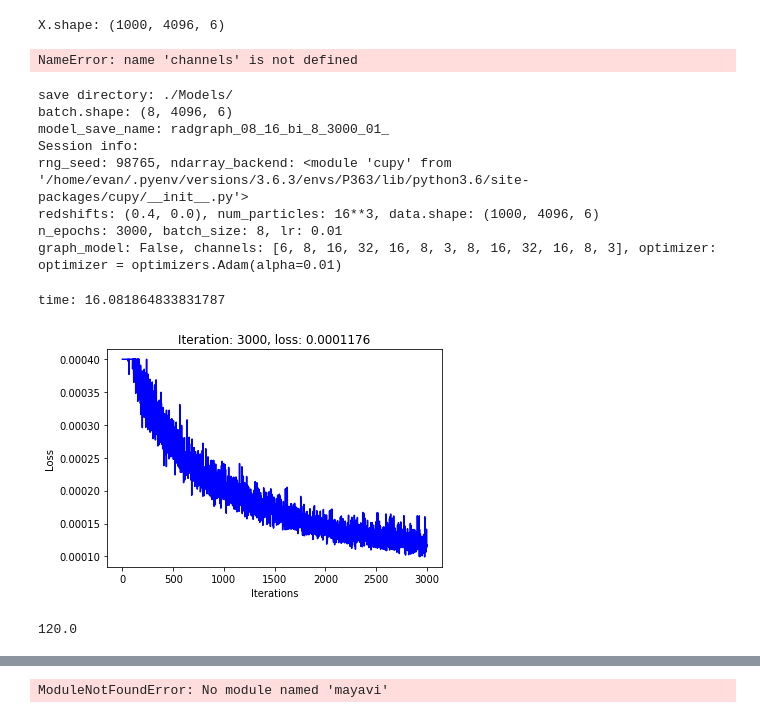
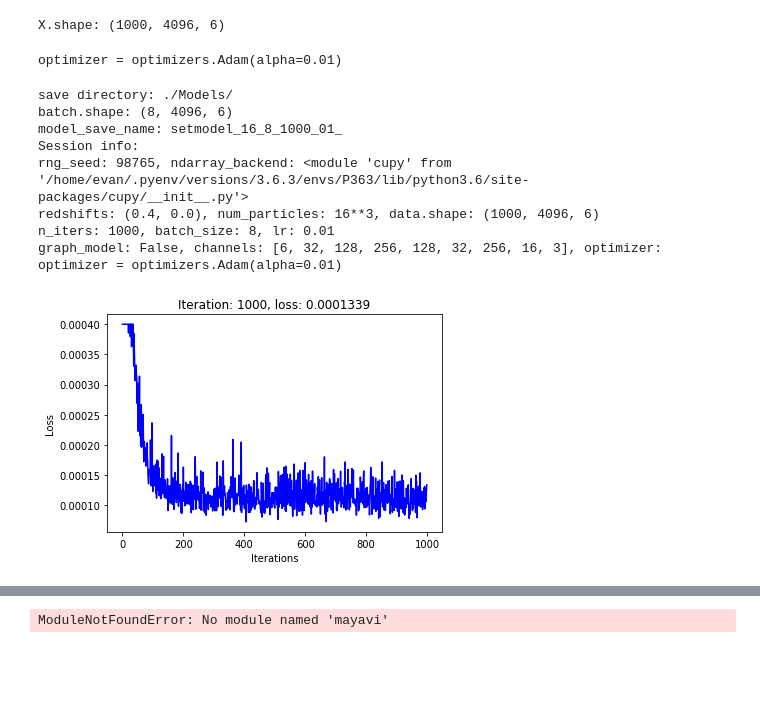
Before and after one commit to evdcush/N-Body_PointCloudEvolution, a Jupyter notebook: nbody.ipynb, the cells around one changed output, grey strips where cells are left out. Saved outputs shown, nothing was run; the diff lists cells and outputs as text; code cells hidden in the pictures; blank space fills up the shorter version.

```diff
--- a/nbody.ipynb
+++ b/nbody.ipynb
@@ -64,11 +61,9 @@ lr = 0.01
 '''
 Initialize training model and optimizer
 '''
-#nn_search_type = None # don't use graph
-#nn_search_type = ('knearest', 16)
-nn_search_type = ('rad', 0.08)
-model = models.nBodyModel(channels, nn_search_type)
-
+use_graph = False
+nn_search_type = ('knn', 16)
+model = models.nBodyModel(channels, use_graph=use_graph)
 if use_gpu: model.to_gpu() # can specify gpu device with device=*
 adam = 'optimizer = optimizers.Adam(alpha={})'.format(lr)
 opt = adam
@@ -76,7 +71,7 @@ print(opt)
 exec(opt)
 optimizer.setup(model)
 # %% [output]
-NameError: name 'channels' is not defined
+optimizer = optimizers.Adam(alpha=0.01)
 # %%
 '''
 Training vars
@@ -87,101 +82,99 @@ interm_model_dir = model_dir + 'interm/'
 
 # training vars
 batch_size = 8
-n_epochs = 3000
-n_NN = 16
+n_iters = 1000
 # %%
 '''
 Training setup
 '''
-# loss function
-use_graph = (nn_search_type is None)
 # save directory
 if not os.path.exists(interm_model_dir): os.makedirs(interm_model_dir)
 print('save directory: {}'.format(model_dir))
 
+seed_rng(rng_seed)
 x_in, x_true = next_minibatch([X,Y], batch_size)
 print('batch.shape: {}'.format(x_in.shape))
 
 '''
 naming postfix convention:
-|dataset|channels|batch_size|iterations|learning_rate|
-eg: 16_0_64_1000_001
+|dataset|batch_size|iterations|learning_rate|
+eg: 16_64_1000_001
 '''
 #model_name = 'graph_bounded_16_bi_8_2000_01_'
-model_name = 'radgraph_08_16_bi_8_3000_01_'
+model_name = 'setmodel_16_8_1000_01_'
 print('model_save_name: ' + model_name)
 
 # loss container
-loss_history = np.zeros((n_epochs), dtype=np.float32)
+loss_history = np.zeros((n_iters), dtype=np.float32)
 print('Session info: \nrng_seed: {}, ndarray_backend: {}'.format(rng_seed, xp))
 print('redshifts: {}, num_particles: {}**3, data.shape: {}'.format((zX,zY), num_particles, X.shape))
-print('n_epochs: {}, batch_size: {}, lr: {}'.format(n_epochs, batch_size, lr))
+print('n_iters: {}, batch_size: {}, lr: {}'.format(n_iters, batch_size, lr))
 print('graph_model: {}, channels: {}, optimizer: {}'.format(use_graph, model.channels, opt))
 # %% [output]
 save directory: ./Models/
 batch.shape: (8, 4096, 6)
-model_save_name: radgraph_08_16_bi_8_3000_01_
+model_save_name: setmodel_16_8_1000_01_
 Session info:
 rng_seed: 98765, ndarray_backend: <module 'cupy' from '/home/evan/.pyenv/versions/3.6.3/envs/P363/lib/python3.6/site-packages/cupy/__init__.py'>
 redshifts: (0.4, 0.0), num_particles: 16**3, data.shape: (1000, 4096, 6)
-n_epochs: 3000, batch_size: 8, lr: 0.01
-graph_model: False, channels: [6, 8, 16, 32, 16, 8, 3, 8, 16, 32, 16, 8, 3], optimizer: optimizer = optimizers.Adam(alpha=0.01)
+n_iters: 1000, batch_size: 8, lr: 0.01
+graph_model: False, channels: [6, 32, 128, 256, 128, 32, 256, 16, 3], optimizer: optimizer = optimizers.Adam(alpha=0.01)
 # %%
 '''
 Train loop
 '''
-use_bounded = False
+use_bounded = True
 bound = 0.095
-for epoch in range(1, n_epochs + 1, 1):
+for cur_iter in range(1, n_iters + 1):
     model.zerograds()
-    save_cond = (epoch % 10) == 0
-    if (epoch % 10) == 1: t0 = time.time()
-
+    idx_iter = cur_iter-1
+    save_cond = (cur_iter % 10 == 0)
     # create mini-batches for training
     _x_in, _x_true = next_minibatch([X,Y], batch_size)
     x_in, x_true   = to_variable([_x_in, _x_true])
 
     # get prediction and loss
-    x_hat = model(x_in, add=True, bounded=use_bounded) # prediction
+    if use_graph:
+        graphNN = graph_ops.GraphNN(_x_in, *nn_search_type)
+        x_hat = model(x_in, graphNN=graphNN, add=True, bounded=use_bounded) # prediction
+    else:
+        x_hat = model(x_in, add=True, bounded=use_bounded) # prediction
+
     if use_bounded: loss = nn.loss_fun_bounded(x_hat, x_true, bound=bound)
     else:           loss = nn.loss_fun(x_hat, x_true)
 
     # backprop and update
     loss.backward()
     optimizer.update()
     # save loss history
-    loss_history[epoch-1] = cuda.to_cpu(loss.data)
+    loss_history[idx_iter] = cuda.to_cpu(loss.data)
     # Plot loss and save current model weights
     if save_cond:
-        #print('{0:^4}    {1:^5}    {2:^4}'.format(epoch, loss_history[epoch-1], time.time()-t0))
-        elapsed = time.time() - t0
-        print('time: {}'.format(elapsed))
-        cur = str(epoch)
+        #print('{0:^4}    {1:^5}    {2:^4}'.format(cur_iter, loss_history[cur_iter-1], time.time()-t0))
+        cur = str(cur_iter)
         np.save(model_dir + 'loss_history', loss_history)
         # plot loss
         plt.yscale('log')
         plt.grid(True)
         plt.clf()
         plt.xlabel('Iterations')
         plt.ylabel('Loss')
-        y = loss_history[:epoch]
+        y = loss_history[:cur_iter]
         yclip = .0004#np.mean(loss_history[:40])
-        xvals = np.arange(epoch)
+        xvals = np.arange(cur_iter)
         plt.plot(xvals, np.clip(y,0,yclip), 'b-')
-        poly = np.poly1d(np.polyfit(xvals, y, 4))
-        plt.plot(xvals, poly(xvals), 'o-')
+        #poly = np.poly1d(np.polyfit(xvals, y, 4))
+        #plt.plot(xvals, poly(xvals), 'o-')
         #plt.yscale('linear')
-        plt.title('Iteration: {0}, loss: {1:.4}'.format(epoch, loss_history[epoch-1]))
+        plt.title('Iteration: {0}, loss: {1:.4}'.format(cur_iter, loss_history[idx_iter]))
         display.display(plt.gcf())
         display.clear_output(wait=True)
         time.sleep(0.0001)
-
-        if epoch % 50 == 0:
+        if cur_iter % 50 == 0:
             serializers.save_npz(interm_model_dir + model_name + cur + '.model', model)
             serializers.save_npz(interm_model_dir + model_name + cur + '.state', optimizer)
 # %% [output]
-time: 16.081864833831787
-[figure, old version]
+[figure, new version]
 # %%
 '''
 save train data
@@ -203,7 +187,3 @@ for b in range(a.shape[0]):
-# %%
-np.max(nonzeros)
-# %% [output]
-120.0
 # %%
 '''
 plot
```
Also changed, not shown: parts of 6 cells of this notebook, 2 other files.
